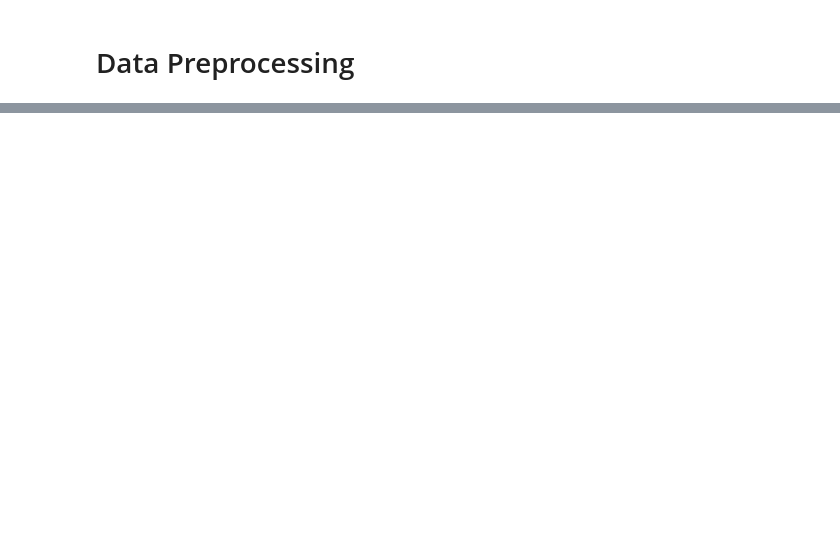
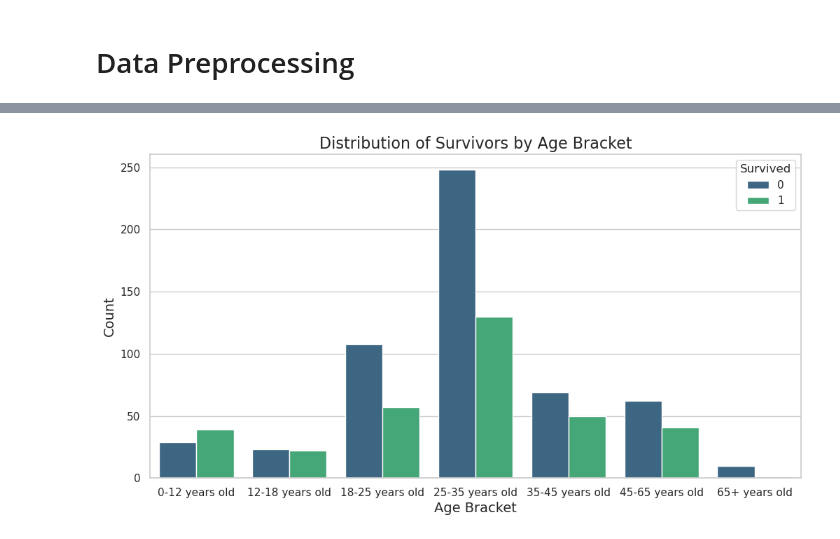
Before and after one commit to Gtindi/Codsoft, a Jupyter notebook: task1/Task1.ipynb, the cells around one changed output, grey strips where cells are left out. Cells and saved outputs as stored; diff of their text form; code cells hidden in the pictures; blank space fills up the shorter version.

Commit message:
Titanic Survival Prediction

```diff
--- a/task1/Task1.ipynb
+++ b/task1/Task1.ipynb
@@ -237,0 +334,6 @@ IsAlone: 0.0083
+# %%
+# In our data the Ticket and passengerID, Name, sibsp and parch are irrelevant data,thus causes false prediction
+ds.drop(['SibSp', 'Parch', 'PassengerId', 'Ticket', 'Name'], axis=1, inplace=True)
+
+# Display the updated DataFrame
+ds.head()
@@ -237,0 +482,3 @@ IsAlone: 0.0083
+# %%
+# apply log transformation to fare column to reduce skweness
+ds['Fare'] = ds['Fare'].map(lambda x: np.log(x) if x > 0 else 0)
@@ -237,0 +500,11 @@ IsAlone: 0.0083
+# %%
+#Create a new column called age bracket
+# Define age bins and labels
+age_bins = [0, 12, 18, 25, 35, 45, 65, float('inf')]
+age_labels = ['0-12 years old', '12-18 years old', '18-25 years old', '25-35 years old', '35-45 years old', '45-65 years old', '65+ years old']
+
+# Create the 'AgeBracket' column
+ds['AgeBracket'] = pd.cut(ds['Age'], bins=age_bins, labels=age_labels, right=False)
+
+# Display the updated DataFrame
+ds.head()
@@ -237,0 +518,17 @@ IsAlone: 0.0083
+# %%
+# Set the style for the plot
+sns.set(style="whitegrid")
+
+# Create a countplot
+plt.figure(figsize=(12, 6))
+sns.countplot(x='AgeBracket', hue='Survived', data=ds, palette='viridis')
+
+# Set the title and labels
+plt.title('Distribution of Survivors by Age Bracket', fontsize=16)
+plt.xlabel('Age Bracket', fontsize=14)
+plt.ylabel('Count', fontsize=14)
+
+# Show the plot
+plt.show()
+# %% [output]
+[figure, added]
```
Also changed, not shown: parts of 78 cells of this notebook.
